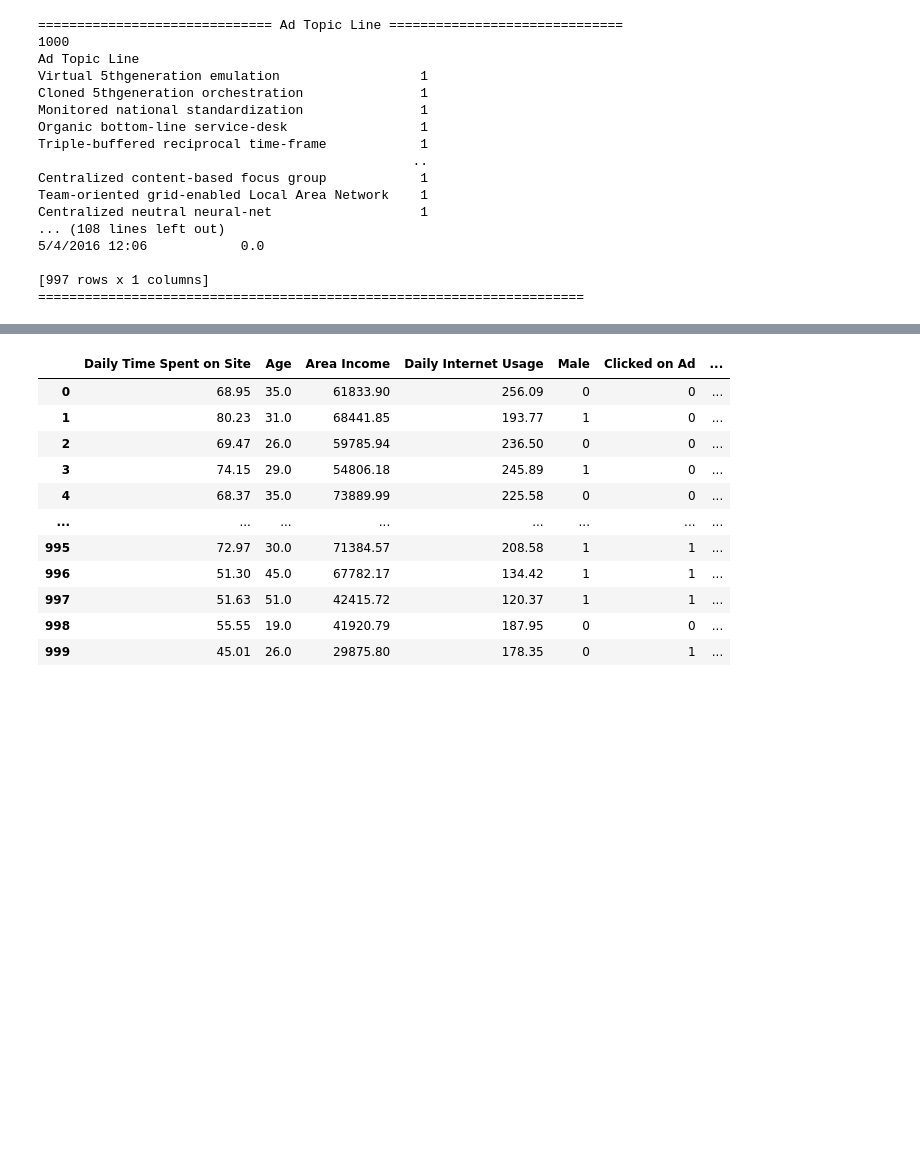
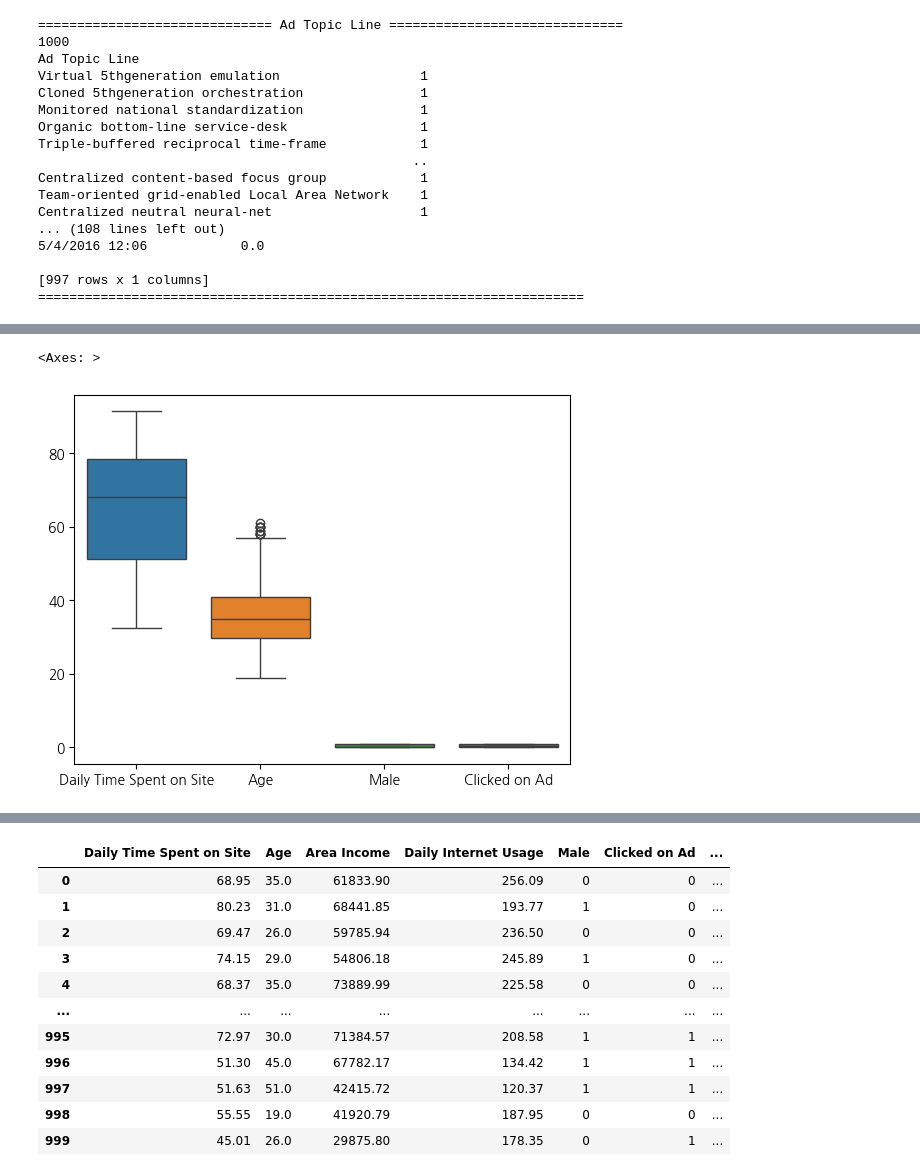
Before and after one commit to hyun111111/fintech_service_2nd, a Jupyter notebook: 05machine_learning/18나이브베이즈_분류분석.ipynb, the cells around one changed output, grey strips where cells are left out. Cells and saved outputs as stored; diff of their text form; code cells hidden in the pictures; blank space fills up the shorter version.

```diff
--- a/05machine_learning/18나이브베이즈_분류분석.ipynb
+++ b/05machine_learning/18나이브베이즈_분류분석.ipynb
@@ -143,0 +228,5 @@ ValueError: Grouper for 'Clicked on Ad' not 1-dimensional
+# %%
+sns.boxplot(data.drop(['Area Income', 'Daily Internet Usage'], axis=1))
+# %% [output]
+<Axes: >
+[figure, added]
```
Also changed, not shown: parts of 14 cells of this notebook, 12 other files.
